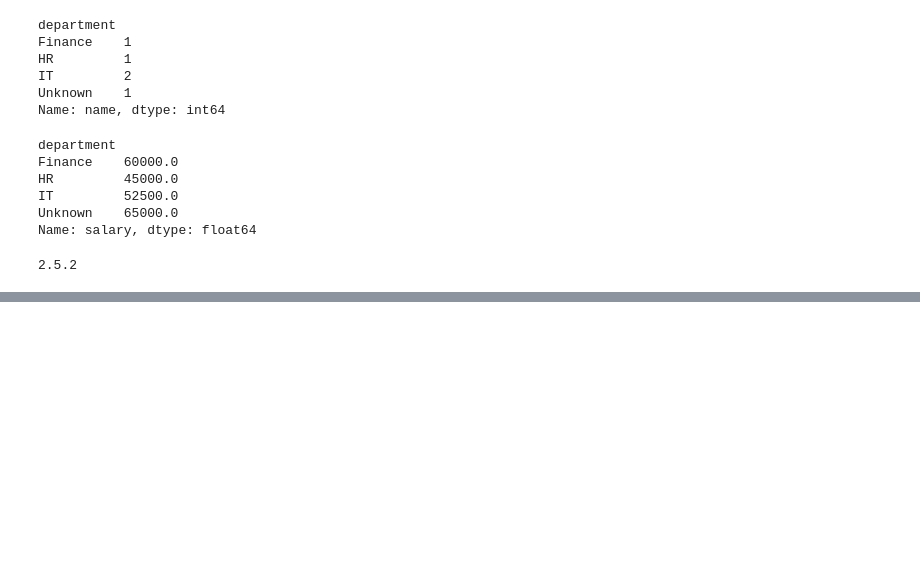
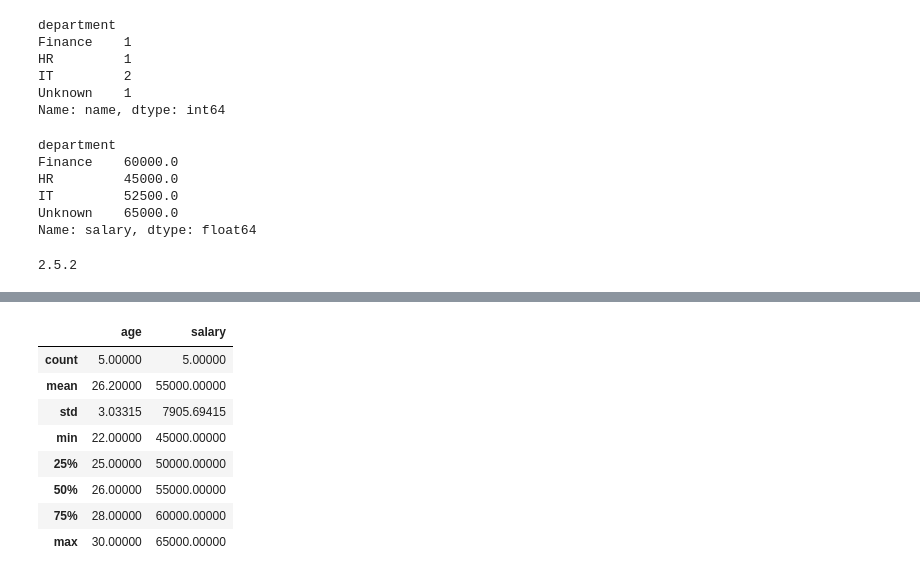
Before and after one commit to tejareddynaredula/-PY-ADV-01, a Jupyter notebook: PY-ADV-09/notebooks/employee_analysis.ipynb, the cells around one changed output, grey strips where cells are left out. Saved outputs shown, nothing was run; the diff lists cells and outputs as text; code cells hidden in the pictures; blank space fills up the shorter version.

```diff
--- a/PY-ADV-09/notebooks/employee_analysis.ipynb
+++ b/PY-ADV-09/notebooks/employee_analysis.ipynb
@@ -87,0 +217,12 @@ print(np.__version__)
+# %%
+df.describe()
+# %% [output]
+|  | age | salary |
+| count | 5.00000 | 5.00000 |
+| mean | 26.20000 | 55000.00000 |
+| std | 3.03315 | 7905.69415 |
+| min | 22.00000 | 45000.00000 |
+| 25% | 25.00000 | 50000.00000 |
+| 50% | 26.00000 | 55000.00000 |
+| 75% | 28.00000 | 60000.00000 |
+| max | 30.00000 | 65000.00000 |
```
Also changed, not shown: parts of 20 cells of this notebook.
